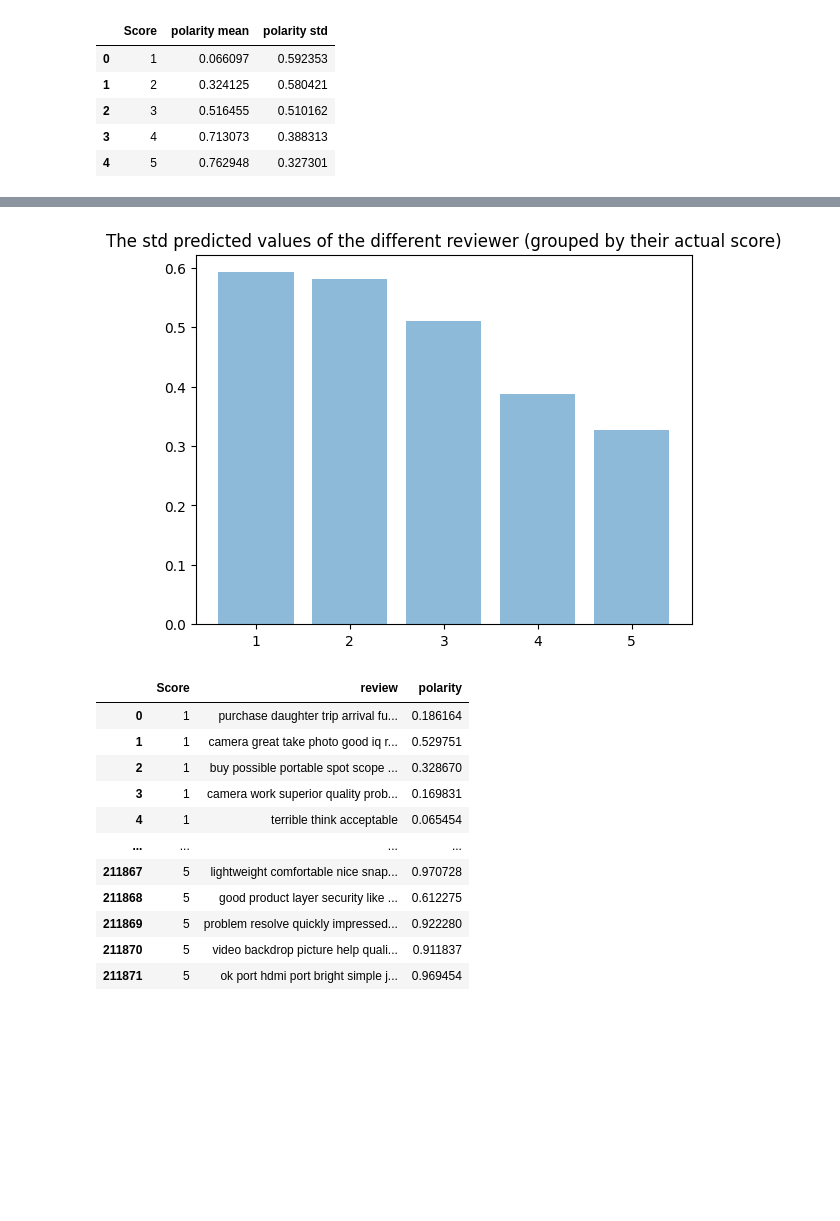
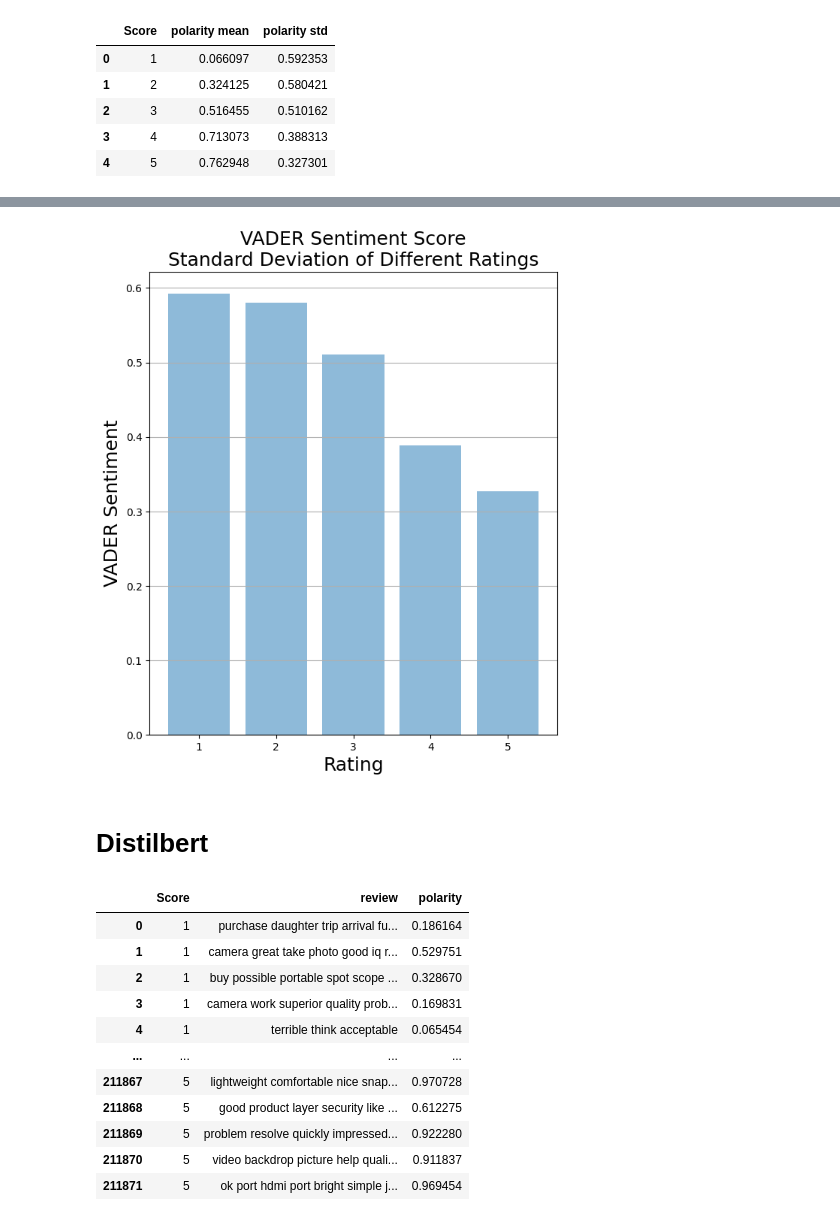
Before and after one commit to RANN9/Amazon-Review-TMEF-Project, a Jupyter notebook: mike.ipynb, the cells around one changed output, grey strips where cells are left out. Saved outputs shown, nothing was run; the diff lists cells and outputs as text; code cells hidden in the pictures; blank space fills up the shorter version.

```diff
--- a/mike.ipynb
+++ b/mike.ipynb
@@ -229,14 +248,20 @@ plt.show()
-# %%
-plt.title('The std predicted values of the different reviewer (grouped by their actual score)')
-plt.bar(
-    list(range(1, 6)),
-    aggregated["polarity std"],
-    align="center",
-    alpha=0.5,
-)
-plt.show()
-# %% [output]
-[figure, removed]
+# %%
+plt.figure(figsize=(7, 8))
+plt.bar(
+    list(range(1, 6)),
+    aggregated["polarity std"],
+    align="center",
+    alpha=0.5,
+)
+plt.title('VADER Sentiment Score\nStandard Deviation of Different Ratings', fontsize=18)
+plt.xlabel("Rating", fontsize=18)
+plt.ylabel("VADER Sentiment", fontsize=18)
+plt.grid(axis="y")
+plt.show()
+# %% [output]
+[figure, added]
+# %% [markdown]
+# Distilbert
 # %%
 import torch.nn.functional as F
 from transformers import AutoTokenizer, AutoModelForSequenceClassification
```
Also changed, not shown: parts of 10 cells of this notebook.
